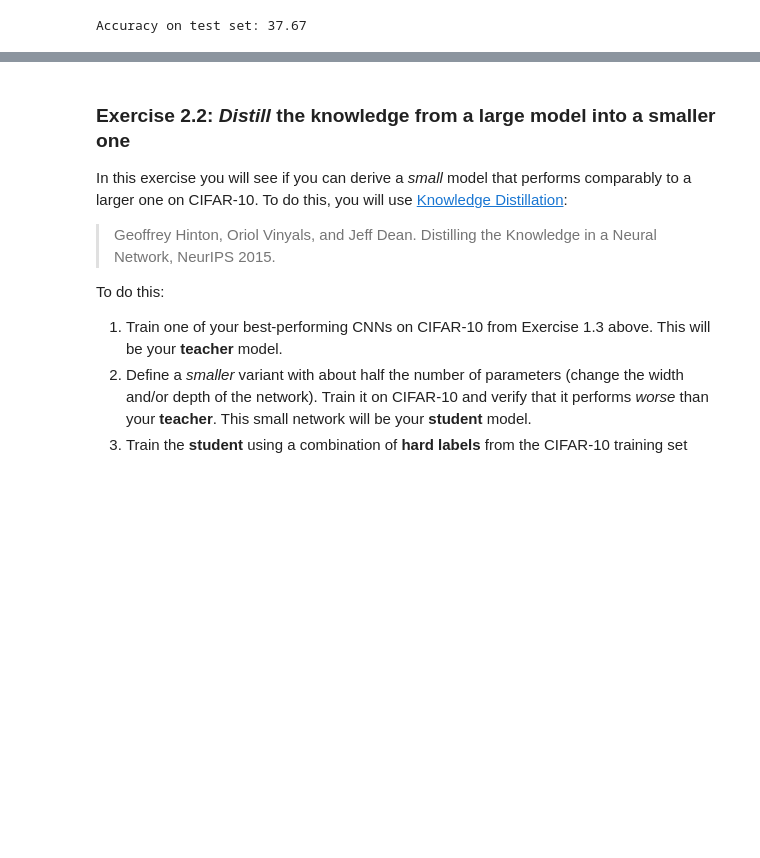
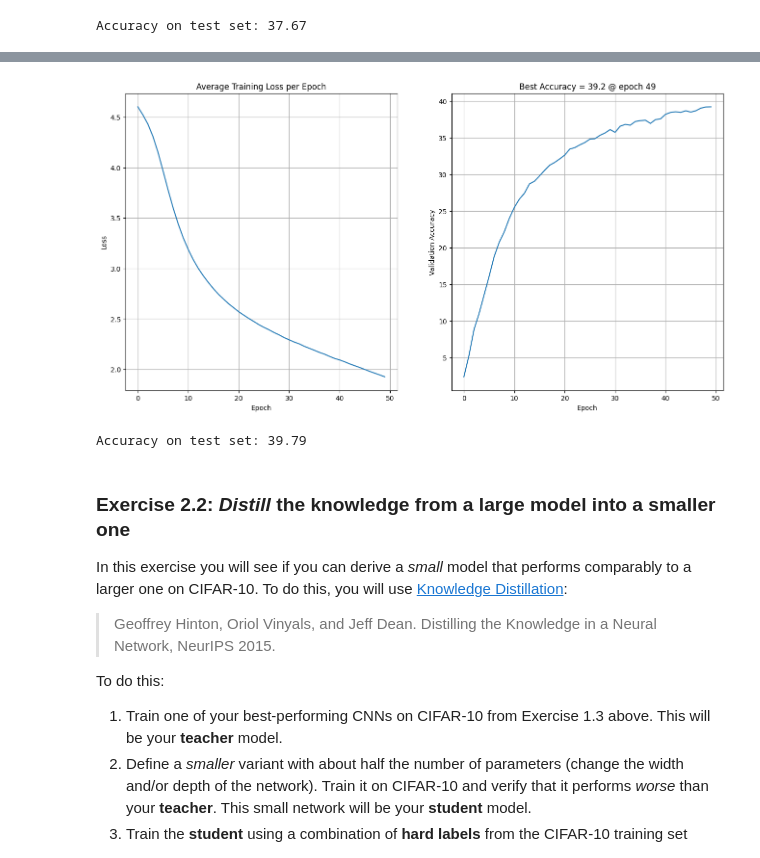
Before and after one commit to digesaremarco/Deep_Learning_Applications, a Jupyter notebook: Lab1-CNNs.ipynb, the cells around one changed output, grey strips where cells are left out. Drawn from its saved outputs; the diff is of its cells as text; code cells hidden in the pictures; blank space fills up the shorter version.

```diff
--- a/Lab1-CNNs.ipynb
+++ b/Lab1-CNNs.ipynb
@@ -685,6 +685,7 @@ import copy
 model1 = copy.deepcopy(SkipCNNmodel)
 model2 = copy.deepcopy(SkipCNNmodel)
 model3 = copy.deepcopy(SkipCNNmodel)
+model4 = copy.deepcopy(SkipCNNmodel)
 # %% [markdown]
 -----
 ## Exercise 2: Choose at Least One
@@ -947,3 +959,20 @@ Accuracy: 36.94
 print(f'Accuracy on test set: {evaluate_model(model3, dl_test, opts)}')
 # %% [output]
 Accuracy on test set: 37.67
+# %%
+# remove classification head
+model4.model = nn.Sequential(*list(model4.model.children())[:-1])
+
+# freeze the convolutional layer
+for param in model4.parameters():
+    param.requires_grad = False # requires_grad is a flag that allows to freeze the parameters of the model
+
+# unfreeze the last convolutional block
+for param in model4.model[-1].parameters():
+    param.requires_grad = True
+
+# add a new classification head
+opts.num_classes = 100
+model4.model.add_module('classifier', MyMLP(opts))
+
+torchsummary.summary(model4.to(opts.device), (3, 32, 32))
@@ -949,0 +997,4 @@ Accuracy on test set: 37.67
+# %%
+optimizer = torch.optim.SGD(model4.parameters(), lr=opts.lr, momentum = 0.9)
+SkipCNNlosses, SkipCNNaccuracies = train_model(model4, dl_train, dl_val, opts, optimizer)
+torch.save(model4.state_dict(), 'SkipCNN_model_finetuned_parzial_unfreeze.pth')
@@ -950,3 +1019,11 @@ Accuracy on test set: 37.67
+# %%
+plot_losses_and_accuracies(SkipCNNlosses, SkipCNNaccuracies)
+# %% [output]
+[figure, added]
+# %%
+print(f'Accuracy on test set: {evaluate_model(model4, dl_test, opts)}')
+# %% [output]
+Accuracy on test set: 39.79
 # %% [markdown]
 ### Exercise 2.2: *Distill* the knowledge from a large model into a smaller one
 In this exercise you will see if you can derive a *small* model that performs comparably to a larger one on CIFAR-10. To do this, you will use [Knowledge Distillation](https://arxiv.org/abs/1503.02531):
```
Also changed, not shown: parts of 7 cells of this notebook.
